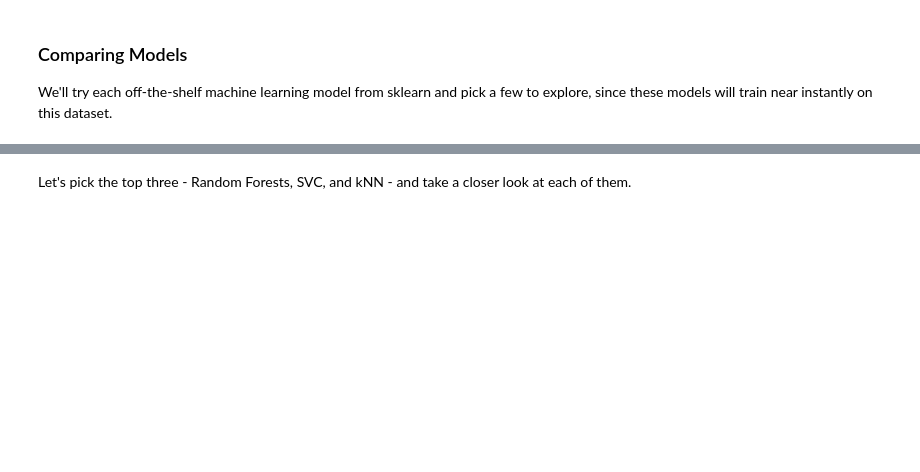
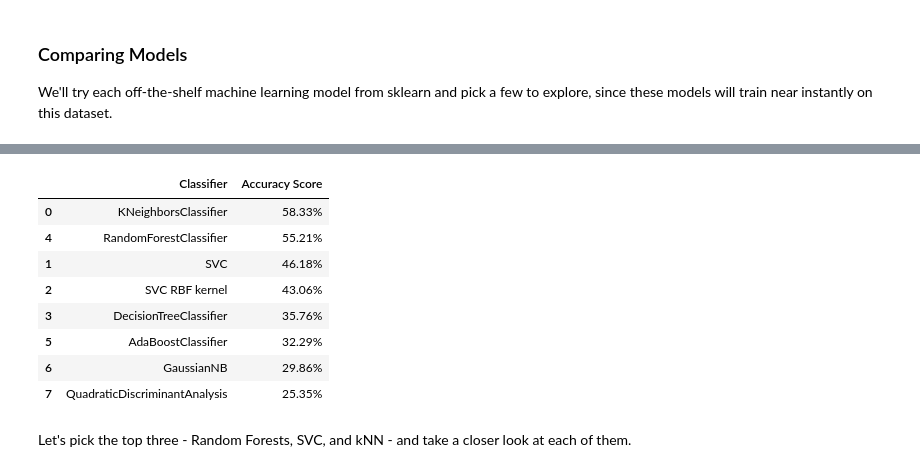
Before and after one commit to Ninavo15/Week3-ClassicML, a Jupyter notebook: Week_3_MachineLearning.ipynb, the cells around one changed output, grey strips where cells are left out. Cells and saved outputs as stored; diff of their text form; code cells hidden in the pictures; blank space fills up the shorter version.

```diff
--- a/Week_3_MachineLearning.ipynb
+++ b/Week_3_MachineLearning.ipynb
@@ -555,3 +606,54 @@ scores_df.sort_values(by='Accuracy Score',axis=0,ascending=False)
+# %%
+from sklearn.neighbors import KNeighborsClassifier
+from sklearn.svm import SVC
+from sklearn.tree import DecisionTreeClassifier
+from sklearn.ensemble import RandomForestClassifier, AdaBoostClassifier
+from sklearn.naive_bayes import GaussianNB
+from sklearn.discriminant_analysis import QuadraticDiscriminantAnalysis
+from sklearn.model_selection import train_test_split
+import pandas as pd
+
+classification_models = [
+    KNeighborsClassifier(),
+    SVC(kernel='linear'),
+    SVC(kernel='rbf'),
+    DecisionTreeClassifier(),
+    RandomForestClassifier(),
+    AdaBoostClassifier(),
+    GaussianNB(),
+    QuadraticDiscriminantAnalysis()
+]
+
+############# MinMax Scaled test/train set ###############
+X_train_minmax, X_test_minmax, y_train, y_test = train_test_split(
+    features_minmax,
+    emotions,
+    test_size=0.2,
+    random_state=42
+)
+
+scores = []
+for model in classification_models:
+    model.fit(X_train_minmax, y_train)
+    score = model.score(X_test_minmax, y_test)
+    model_name = type(model).__name__
+    if model_name == 'SVC' and model.kernel == 'rbf':
+        model_name += ' RBF kernel'
+    scores.append((model_name, f'{100*score:.2f}%'))
+
+# Make it pretty
+scores_df = pd.DataFrame(scores, columns=['Classifier', 'Accuracy Score'])
+scores_df.sort_values(by='Accuracy Score', ascending=False)
+# %% [output]
+|  | Classifier | Accuracy Score |
+| 0 | KNeighborsClassifier | 58.33% |
+| 4 | RandomForestClassifier | 55.21% |
+| 1 | SVC | 46.18% |
+| 2 | SVC RBF kernel | 43.06% |
+| 3 | DecisionTreeClassifier | 35.76% |
+| 5 | AdaBoostClassifier | 32.29% |
+| 6 | GaussianNB | 29.86% |
+| 7 | QuadraticDiscriminantAnalysis | 25.35% |
 # %% [markdown]
 Let's pick the top three - Random Forests, SVC, and kNN - and take a closer look at each of them.
 # %% [markdown]
```
Also changed, not shown: parts of 8 cells of this notebook.
